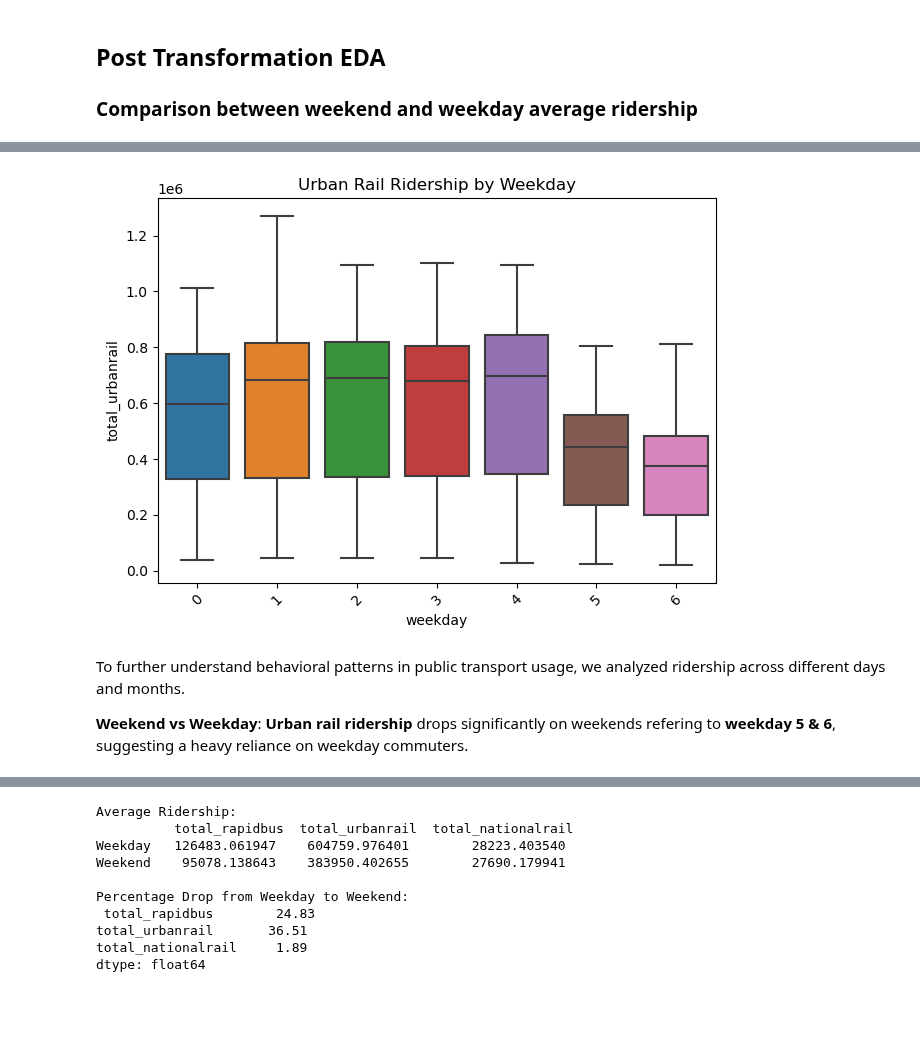
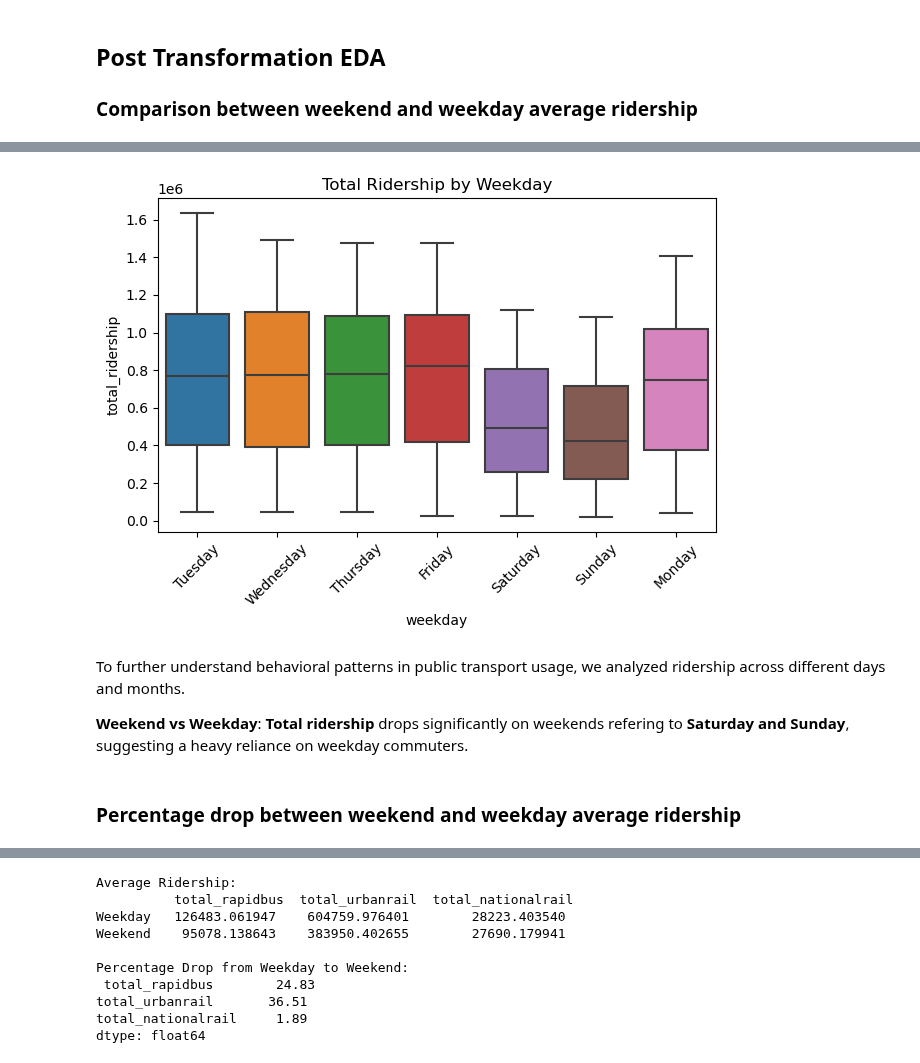
Before and after one commit to weiiilunnnn/Malaysia-Public-Transport-Analysis, a Jupyter notebook: notebooks/02_data_transformation_and_feature_engineering.ipynb, the cells around one changed output, grey strips where cells are left out. Cells and saved outputs as stored; diff of their text form; code cells hidden in the pictures; blank space fills up the shorter version.

```diff
--- a/notebooks/02_data_transformation_and_feature_engineering.ipynb
+++ b/notebooks/02_data_transformation_and_feature_engineering.ipynb
@@ -35,9 +35,4 @@ df.head()
 # %%
-# Minor correction: Changing float column into int column
-
-float_cols = df.select_dtypes(include='float').columns
-df[float_cols] = df[float_cols].astype(int)
-
 # Changing date column to datetime format
 
 df['date'] = pd.to_datetime(df['date'], errors='coerce')
@@ -155,12 +137,14 @@ plt.show()
 # %%
-sns.boxplot(x='weekday', y='total_urbanrail', data=df)
-plt.title("Urban Rail Ridership by Weekday")
+sns.boxplot(x='weekday', y='total_ridership', data=df)
+plt.title("Total Ridership by Weekday")
 plt.xticks(rotation=45)
 plt.tight_layout()
 plt.show()
 # %% [output]
-[figure, old version]
+[figure, new version]
 # %% [markdown]
 To further understand behavioral patterns in public transport usage, we analyzed ridership across different days and months.
 
-**Weekend vs Weekday**: **Urban rail ridership** drops significantly on weekends refering to **weekday 5 & 6**, suggesting a heavy reliance on weekday commuters.
+**Weekend vs Weekday**: **Total ridership** drops significantly on weekends refering to **Saturday and Sunday**, suggesting a heavy reliance on weekday commuters.
+# %% [markdown]
+### Percentage drop between weekend and weekday average ridership
```
Also changed, not shown: parts of 23 cells of this notebook, 4 other files.
